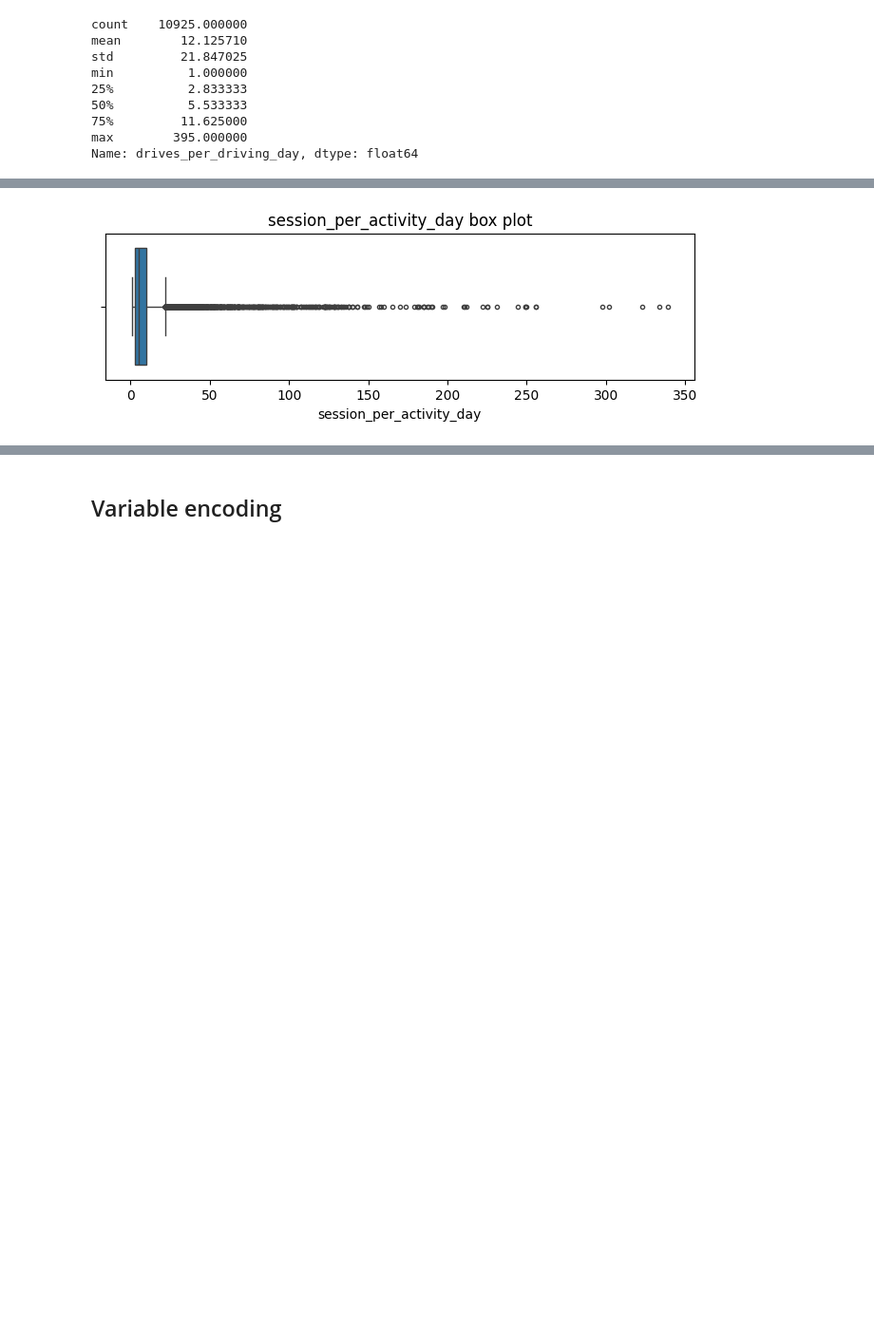
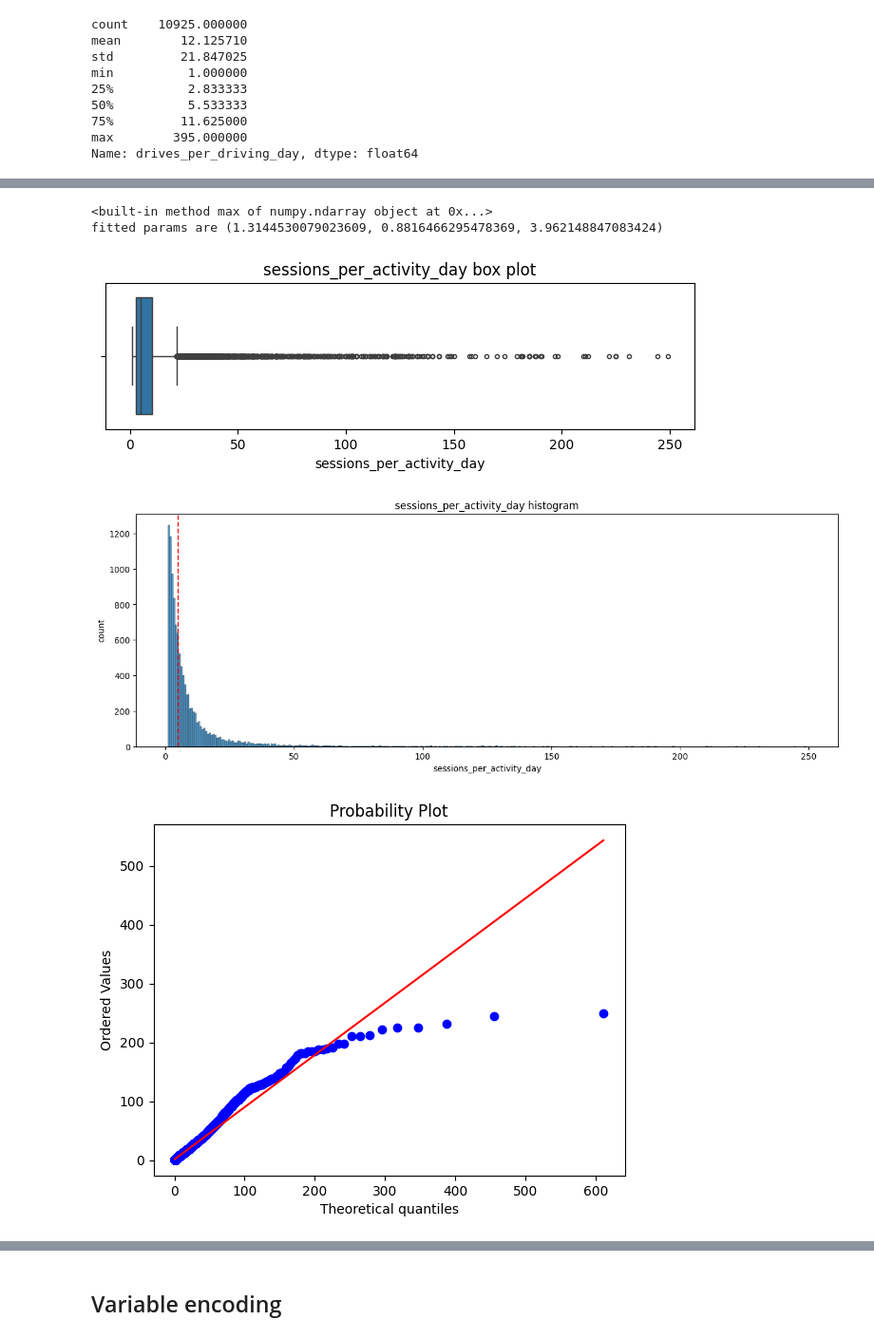
Before and after one commit to point-de-vyu/data-analytics-projects, a Jupyter notebook: Waze_predicting_user_churn/1a.Feature_engineering.ipynb, the cells around one changed output, grey strips where cells are left out. Shown at 95% size. Saved outputs shown, nothing was run; the diff lists cells and outputs as text; code cells hidden in the pictures; blank space fills up the shorter version.

```diff
--- a/Waze_predicting_user_churn/1a.Feature_engineering.ipynb
+++ b/Waze_predicting_user_churn/1a.Feature_engineering.ipynb
@@ -43,6 +44,17 @@ def histplotter(datasource, column_title, plot_title=None, **kwargs):
     if not plot_title:
         plot_title = f'{column_title} histogram'
     plt.title(plot_title)
+
+def qqplotter(data, column_n, statistics, lower_bound=0):
+    fig = plt.figure()
+    ax = fig.add_subplot(111)
+    dat = data[column_n].to_numpy()
+    dat = dat[dat>lower_bound]
+    print(dat.max)
+    loc = statistics.fit(dat)
+    print(f'fitted params are {loc}')
+    stats.probplot(dat, dist=statistics, fit=True,plot=ax, sparams=(loc))
+    plt.show()
 # %% [markdown]
 #### **`km_per_driving_day`**
 # %%
@@ -183,0 +189,3 @@ df.shape
+# %%
+df_no_extremes = df[df["drives_per_driving_day"] < 200]
+df_no_extremes = df_no_extremes[df_no_extremes["km_per_drive"] < 2000]
@@ -184 +196,3 @@ df.shape
+# %%
+df = df_no_extremes
 # %% [markdown]
@@ -186,7 +200,7 @@ df.shape
 
 This column shows the mean number of sessions per activity day logged in the last month for each user.
 # %%
-df['session_per_activity_day'] = df['sessions'] / df['activity_days']
-df.loc[df['session_per_activity_day']==np.inf, 'session_per_activity_day'] = 0
-df['session_per_activity_day'].describe()
+df['sessions_per_activity_day'] = df['sessions'] / df['activity_days']
+df.loc[df['sessions_per_activity_day']==np.inf, 'sessions_per_activity_day'] = 0
+df['sessions_per_activity_day'].describe()
 # %% [output]
@@ -202,4 +216,11 @@ Name: session_per_activity_day, dtype: float64
 # %%
-boxplotter(df, 'session_per_activity_day')
+column = 'sessions_per_activity_day'
+boxplotter(df, column)
+histplotter(df, column)
+qqplotter(df, column, stats.lognorm)
 # %% [output]
+<built-in method max of numpy.ndarray object at 0x...>
+fitted params are (1.3144530079023609, 0.8816466295478369, 3.962148847083424)
-[figure, old version]
+[figure, new version]
+[figure, added]
+[figure, added]
```
Also changed, not shown: parts of 36 cells of this notebook, 14 other files.
